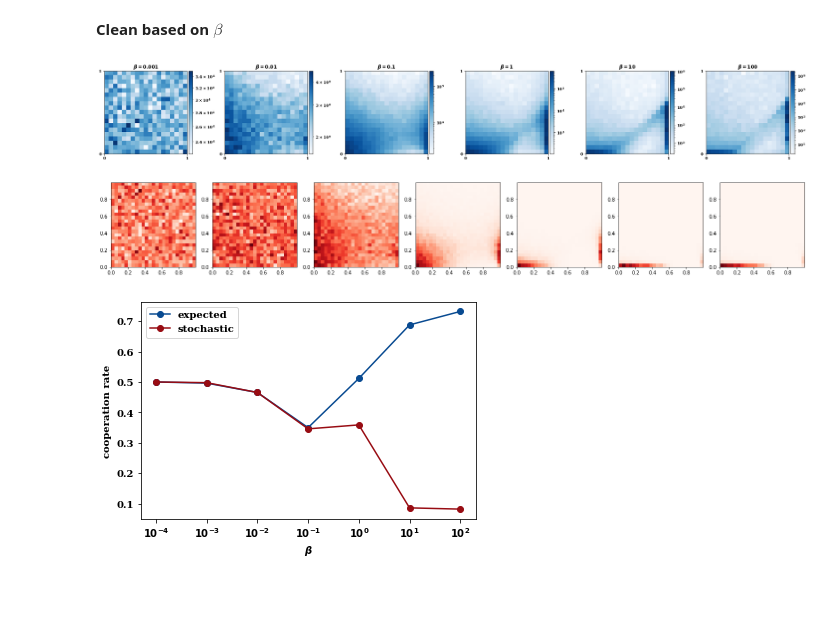
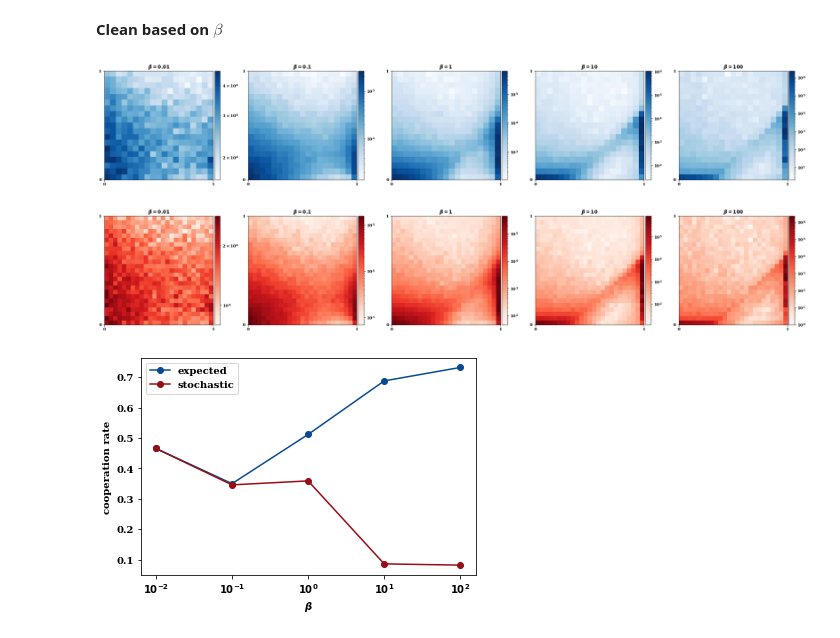
Before and after one commit to Nikoleta-v3/evolution-of-cooperation-with-limited-updating-payoff-memory, a Jupyter notebook: nbs/Donation game.ipynb, the cells around one changed output. Cells and saved outputs as stored; diff of their text form; code cells hidden in the pictures; blank space fills up the shorter version.

```diff
--- a/nbs/Donation game.ipynb
+++ b/nbs/Donation game.ipynb
@@ -185,16 +169,24 @@ plt.savefig("static/cooperation_rate_over_b.pdf", bbox_inches='tight')
 # %% [markdown]
 **Clean based on $\beta$**
 # %%
-betas = [0.0001, 0.001, 0.01, 0.1, 1, 10, 100]
+betas = [0.01, 0.1, 1, 10, 100]
 # %%
 csv_files = [f'../matlab/data/expected/clean_beta_{beta}_stochastic_0.csv' for beta in betas]
+# %%
+start = 'beta_'
+# %%
+dfs = []
+
+for file in csv_files:
+    df = pd.read_csv(file)
+    df['b'] = result = re.search('%s(.*)%s' % (start, end), file).group(1)
+
+    dfs.append(df)
 # %%
 points_p = []
 points_q = []
 
-for file in csv_files:
-    df = pd.read_csv(file)
-
+for df in dfs:
     ps, qs = [], []
     for p, q, v in zip(df["p"], df["q"], df["frequencies"]):
         for _ in range(int(v)):
@@ -204,26 +196,28 @@ for file in csv_files:
     points_p.append(ps)
     points_q.append(qs)
 # %%
-fig, axes = plt.subplots(ncols=6, figsize=(25, 5))
+fig, axes = plt.subplots(ncols=5, figsize=(25, 5))
 
-for i, points in enumerate(zip(points_p[1:], points_q[1:])):
+for i, points in enumerate(zip(points_p, points_q)):
 
     heatmap, xedges, yedges = np.histogram2d(points[0], points[1], bins=19,)
 
     extent = [xedges[0], xedges[-1], yedges[0], yedges[-1]]
 
     im = axes[i].imshow(heatmap.T, extent=extent, origin="lower",
                         cmap=matplotlib.cm.get_cmap("Blues"),  norm=colors.LogNorm(vmin=heatmap.min(),
                                                                                     vmax=heatmap.max()))
 
     divider = make_axes_locatable(axes[i])
     cax = divider.append_axes('right', size='5%', pad=0.05)
     fig.colorbar(im, cax=cax, orientation='vertical')
 
-    axes[i].set_title(fr"$\beta={betas[i+1]}$", weight="bold");
+    axes[i].set_title(fr"$\beta={dfs[i]['b'].unique()[0]}$", weight="bold");
     axes[i].set_xticks(np.linspace(0, 1, 2))
     axes[i].set_yticks(np.linspace(0, 1, 2))
 plt.tight_layout()
+
+plt.savefig("../static/expected_for_selection_strenght.pdf", bbox_inches='tight')
 # %% [output]
-[figure, old version]
+[figure, new version]
 # %%
@@ -246,5 +233,5 @@ for file in csv_files_stoch:
 # %%
-fig, axes = plt.subplots(ncols=7, figsize=(25, 5))
+fig, axes = plt.subplots(ncols=5, figsize=(25, 5))
 
 for i, points in enumerate(zip(points_p, points_q)):
 
@@ -252,9 +239,24 @@ for i, points in enumerate(zip(points_p, points_q)):
 
     extent = [xedges[0], xedges[-1], yedges[0], yedges[-1]]
 
-    im = axes[i].imshow(heatmap.T, extent=extent, origin="lower", cmap=matplotlib.cm.get_cmap("Reds"))
+    im = axes[i].imshow(heatmap.T, extent=extent, origin="lower",
+                        cmap=matplotlib.cm.get_cmap("Reds"),
+                        norm=colors.LogNorm(vmin=heatmap.min(),
+                                            vmax=heatmap.max()))
+
+
+    divider = make_axes_locatable(axes[i])
+    cax = divider.append_axes('right', size='5%', pad=0.05)
+    fig.colorbar(im, cax=cax, orientation='vertical')
+
+    axes[i].set_title(fr"$\beta={dfs_stoch[i]['b'].unique()[0]}$", weight="bold");
+    axes[i].set_xticks(np.linspace(0, 1, 2))
+    axes[i].set_yticks(np.linspace(0, 1, 2))
+plt.tight_layout()
+
+plt.savefig("../static/stochastic_for_selection_strenght.pdf", bbox_inches='tight')
 # %% [output]
-[figure, old version]
+[figure, new version]
 # %%
 cooperation_rates = []
 cooperation_rates_expected = []
@@ -269,21 +269,20 @@ for file in csv_files_stoch:
 # %%
 fig, axes = plt.subplots()
 
-axes.plot(range(1, 8), cooperation_rates_expected, "-o", color=blues(0.9), label="expected");
-axes.plot(range(1, 8), cooperation_rates, "-o", color=reds(0.9), label="stochastic");
+axes.plot(range(1, 6), cooperation_rates_expected, "-o", color=blues(0.9), label="expected");
+axes.plot(range(1, 6), cooperation_rates, "-o", color=reds(0.9), label="stochastic");
 
 axes.set_ylabel('cooperation rate', weight="bold");
 axes.set_xlabel(r'$\beta$', weight="bold");
 
-axes.set_xticklabels([0, r"$10^{-4}$",
-                      r"$10^{-3}$",
-                      r"$10^{-2}$",
+axes.set_xticks([1, 2, 3, 4, 5]);
+axes.set_xticklabels([r"$10^{-2}$",
                       r"$10^{-1}$",
                       r"$10^{0}$",
                       r"$10^{1}$",
                       r"$10^{2}$"]);
 
-plt.legend()
-plt.savefig("static/cooperation_rate_over_betas.pdf", bbox_inches='tight')
+plt.legend();
+plt.savefig("../static/cooperation_rate_over_betas.pdf", bbox_inches='tight')
 # %% [output]
-[figure, old version]
+[figure, new version]
```
Also changed, not shown: parts of 25 cells of this notebook, 1 other file.
